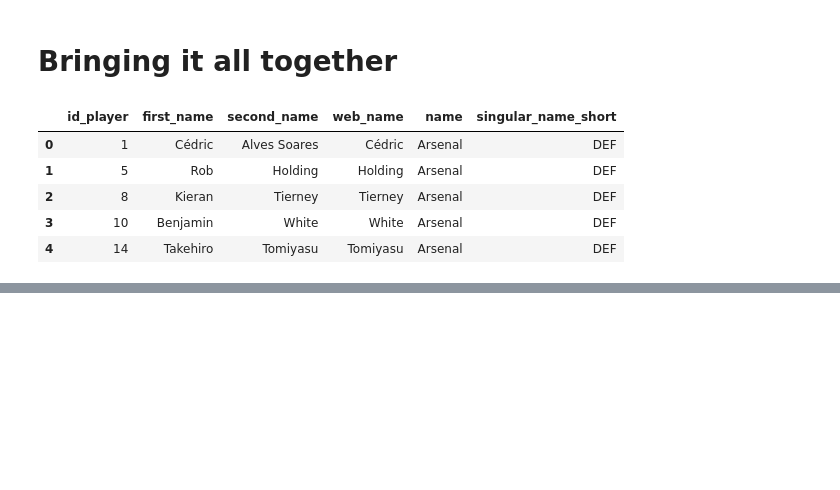
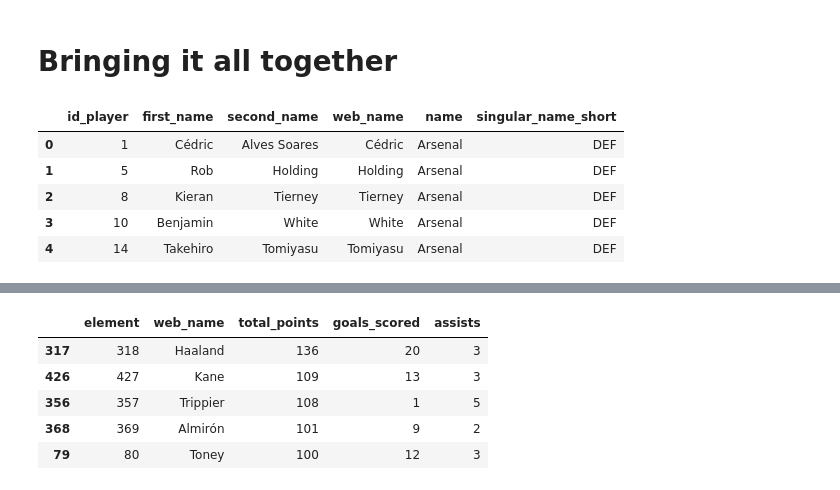
Before and after one commit to MokuaEnock/English-Premier-League-data-Analysed, a Jupyter notebook: fantasy.ipynb, the cells around one changed output, grey strips where cells are left out. Drawn from its saved outputs; the diff is of its cells as text; code cells hidden in the pictures; blank space fills up the shorter version.

```diff
--- a/fantasy.ipynb
+++ b/fantasy.ipynb
@@ -317,0 +333,16 @@ AttributeError: 'FloatProgress' object has no attribute 'style'
+# %%
+points.groupby(
+    ['element', 'web_name']
+).agg(
+    {'total_points':'sum', 'goals_scored':'sum', 'assists':'sum'}
+).reset_index(
+).sort_values(
+    'total_points', ascending=False
+).head()
+# %% [output]
+|  | element | web_name | total_points | goals_scored | assists |
+| 317 | 318 | Haaland | 136 | 20 | 3 |
+| 426 | 427 | Kane | 109 | 13 | 3 |
+| 356 | 357 | Trippier | 108 | 1 | 5 |
+| 368 | 369 | Almirón | 101 | 9 | 2 |
+| 79 | 80 | Toney | 100 | 12 | 3 |
```
Also changed, not shown: parts of 5 cells of this notebook, 3 other files.
